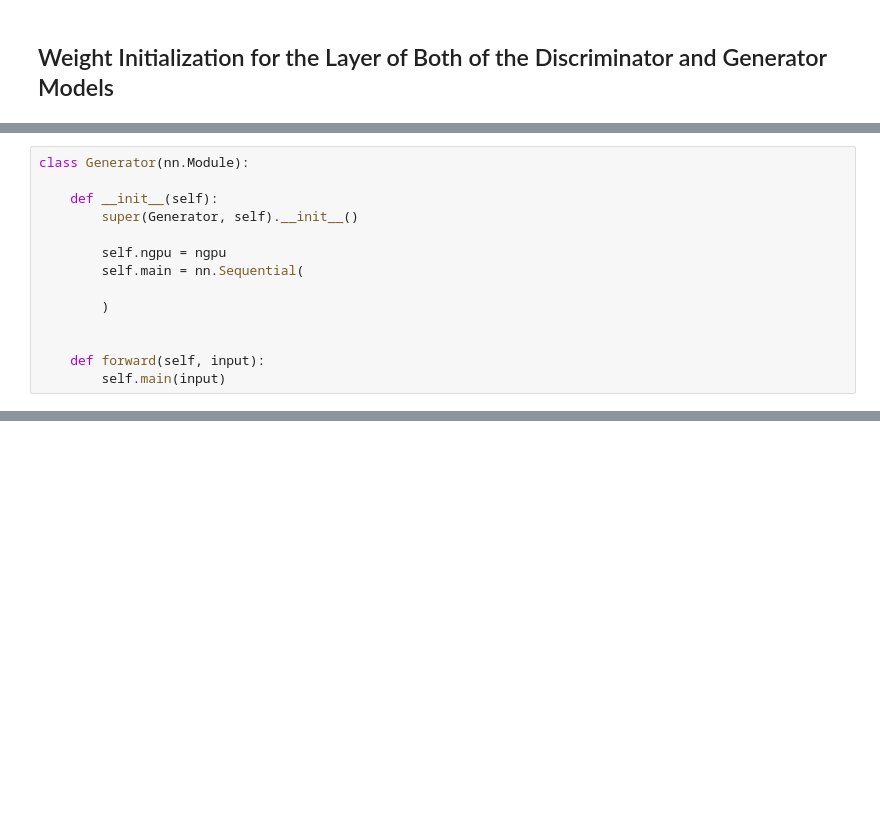
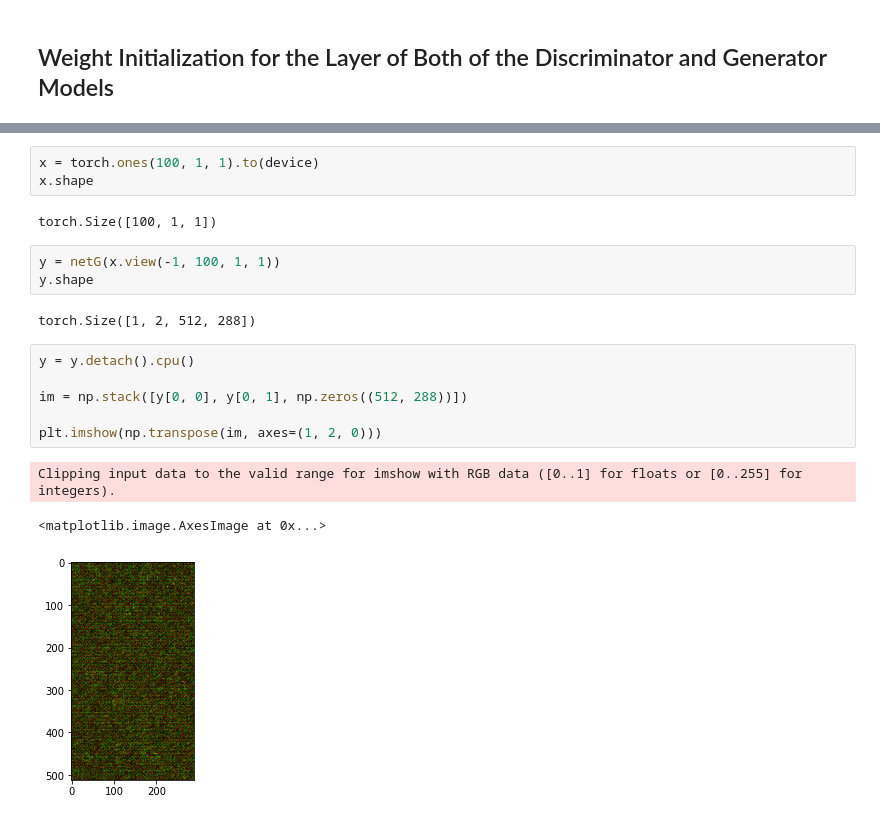
Before and after one commit to sachithdickwella/computervision-pytorch, a Jupyter notebook: src/ipynb/gray_to_color-dcgan.ipynb, the cells around one changed output, grey strips where cells are left out. Drawn from its saved outputs; the diff is of its cells as text; blank space fills up the shorter version.

Commit message:
DCGAB generator development

```diff
--- a/src/ipynb/gray_to_color-dcgan.ipynb
+++ b/src/ipynb/gray_to_color-dcgan.ipynb
@@ -191,17 +191,3 @@ def weight_init(m):
     elif classname.find('BatchNorm') != -1:
         nn.init.normal_(m.weight.data, mean=1., std=0.2)
         nn.init.constant_(m.bias.data, val=0.)
-# %%
-class Generator(nn.Module):
-
-    def __init__(self):
-        super(Generator, self).__init__()
-
-        self.ngpu = ngpu
-        self.main = nn.Sequential(
-
-        )
-
-
-    def forward(self, input):
-        self.main(input)
@@ -207,0 +254,20 @@ class Generator(nn.Module):
+# %%
+x = torch.ones(100, 1, 1).to(device)
+x.shape
+# %% [output]
+torch.Size([100, 1, 1])
+# %%
+y = netG(x.view(-1, 100, 1, 1))
+y.shape
+# %% [output]
+torch.Size([1, 2, 512, 288])
+# %%
+y = y.detach().cpu()
+
+im = np.stack([y[0, 0], y[0, 1], np.zeros((512, 288))])
+
+plt.imshow(np.transpose(im, axes=(1, 2, 0)))
+# %% [output]
+Clipping input data to the valid range for imshow with RGB data ([0..1] for floats or [0..255] for integers).
+<matplotlib.image.AxesImage at 0x...>
+[figure, added]
```
Also changed, not shown: parts of 4 cells of this notebook.
